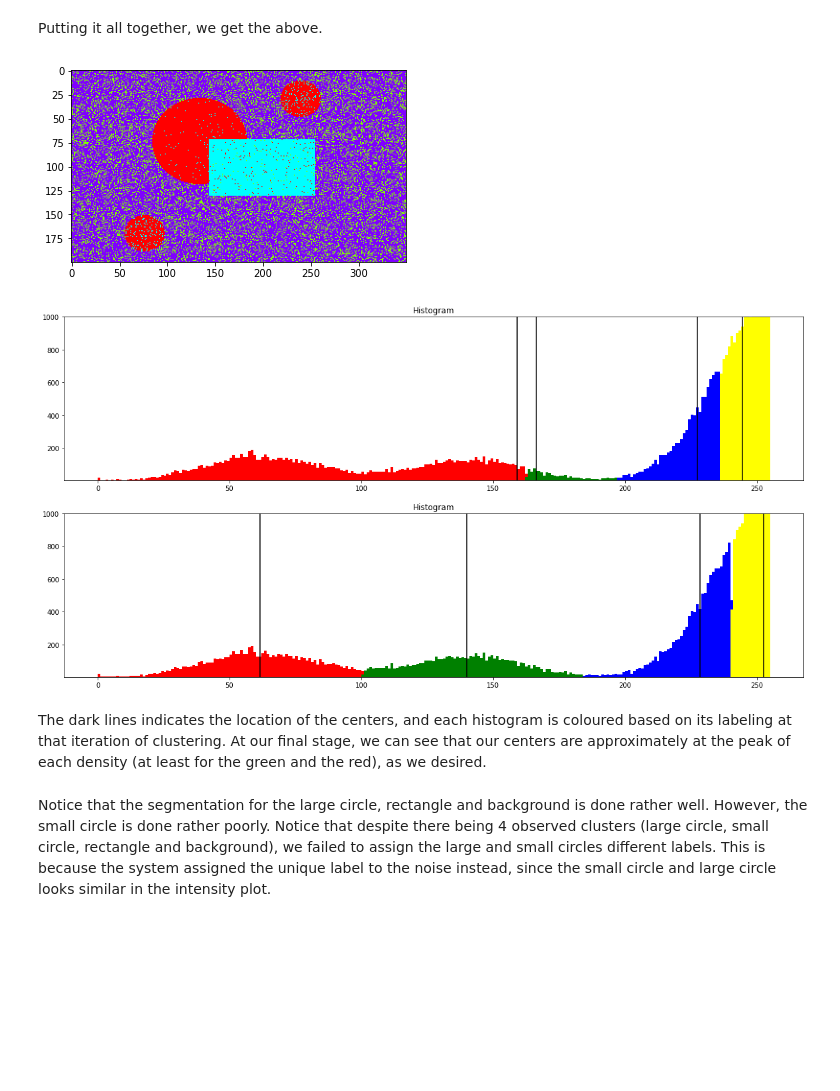
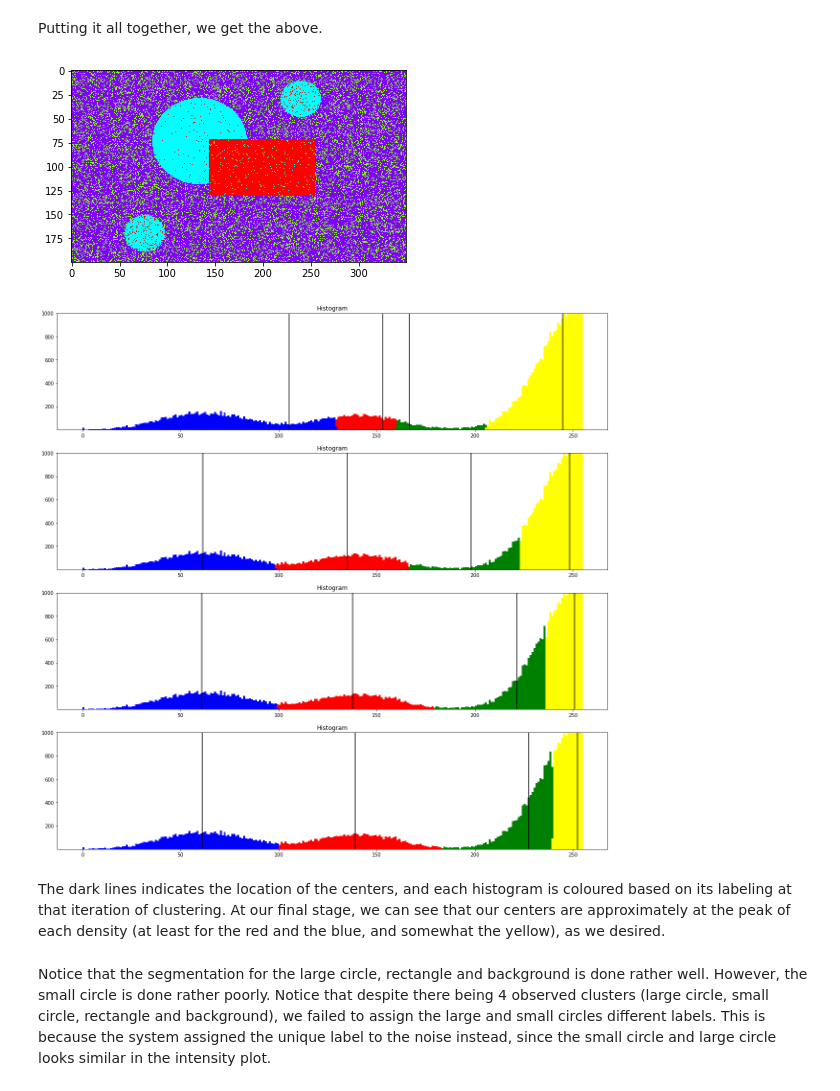
Before and after one commit to 0WN463/wellspring, a Jupyter notebook: computer-vision/segmentation.ipynb, the cells around one changed output. Saved outputs shown, nothing was run; the diff lists cells and outputs as text; code cells hidden in the pictures; blank space fills up the shorter version.

```diff
--- a/computer-vision/segmentation.ipynb
+++ b/computer-vision/segmentation.ipynb
@@ -172,42 +173,42 @@ Putting it all together, we get the above.
 # %%
 features = noisy_image
 num_clusters = 4
-initial_centers = make_centers(num_clusters, features)
+initial_centers = km.make_centers(num_clusters, features)
 centers = initial_centers
 diff = float('infinity')
 prev_centers = []
 i = 0
 while diff > 1e-6:
-    if i % 5 == 0 and diff > 1:
+    if i % 3 == 0 and diff > 1:
         prev_centers.append(centers)
     i += 1
-    new_centers = get_next_centers(centers, features)
+    new_centers = km.get_next_centers(centers, features)
     diff = ((centers - new_centers)**2).sum()
     centers = new_centers
 
-labelled_image = get_labels(features, centers)
+labelled_image = km.get_labels(features, centers)
 plt.imshow(make_segments(labelled_image));
 # %% [output]
-[figure, old version]
+[figure, new version]
 # %%
 f = plt.figure(figsize=(20,len(prev_centers) * 5))
 
 for i, p_center in enumerate(prev_centers):
     ax = f.add_subplot(len(prev_centers), 1, i+1)
     ax.title.set_text('Histogram')
     ax.set_ylim(1000)
     ax.invert_yaxis()
     colors = ['red', 'blue', 'green', 'yellow', 'cyan']
 
-    labels = get_labels(noisy_image, p_center)
+    labels = km.get_labels(noisy_image, p_center)
     for j in range(num_clusters):
         ax.hist(noisy_image[labels == j].ravel(), bins=range(256), color=colors[j])
         ax.axvline(x=p_center[j], color='black');
 # %% [output]
-[figure, old version]
+[figure, new version]
 # %% [markdown]
 The dark lines indicates the location of the centers, and each histogram is coloured based on its labeling at that iteration of clustering.
-At our final stage, we can see that our centers are approximately at the peak of each density (at least for the green and the red), as we desired.
+At our final stage, we can see that our centers are approximately at the peak of each density (at least for the red and the blue, and somewhat the yellow), as we desired.
 # %% [markdown]
 Notice that the segmentation for the large circle, rectangle and background is done rather well.
 However, the small circle is done rather poorly.
```
Also changed, not shown: parts of 48 cells of this notebook, 5 other files.
